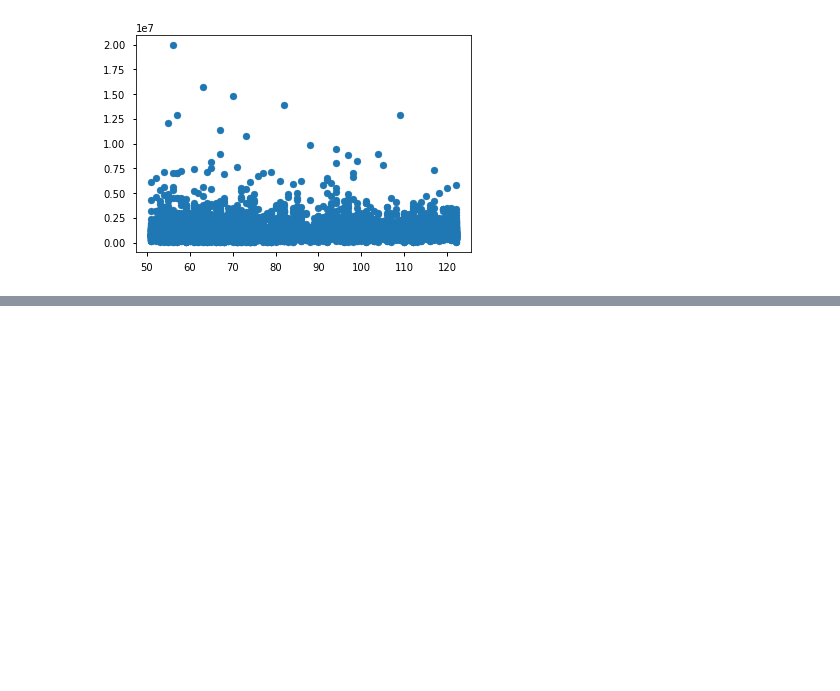
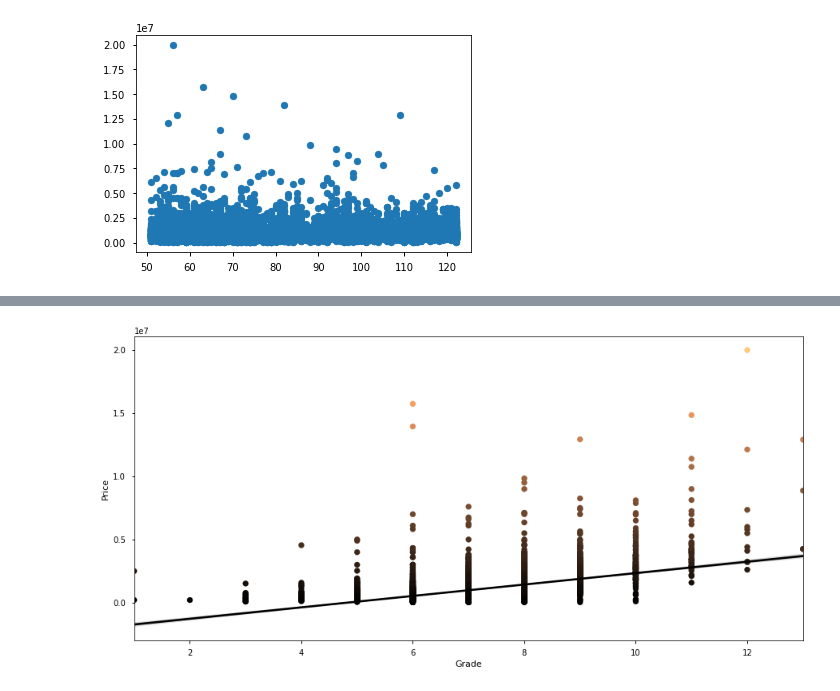
Before and after one commit to hall-nicholas/flatiron-ds-project-2, a Jupyter notebook: code/Dan_exploratory2.ipynb, the cells around one changed output, grey strips where cells are left out. Drawn from its saved outputs; the diff is of its cells as text; code cells hidden in the pictures; blank space fills up the shorter version.

```diff
--- a/code/Dan_exploratory2.ipynb
+++ b/code/Dan_exploratory2.ipynb
@@ -502,0 +508,14 @@ ax.scatter(xx,yy)
+# %%
+fig, ax = plt.subplots(figsize = (15,7))
+
+
+
+ax = sns.regplot(x ='grade_num', y = 'price', data = historic, scatter = False, color = 'black');
+ax.scatter(historic['grade_num'], historic['price'], c = historic['price'],  cmap="copper");
+
+#ax.hlines(y=60.4, xmin=0, xmax=4e8, linewidth=2, color='cyan')
+#ax.vlines(x=0.9e8, ymin=0, ymax=100, linewidth=2, color='cyan')
+ax.set_ylabel('Price');
+ax.set_xlabel('Grade');
+# %% [output]
+[figure, added]
```
Also changed, not shown: parts of 6 cells of this notebook, 1 other file.
